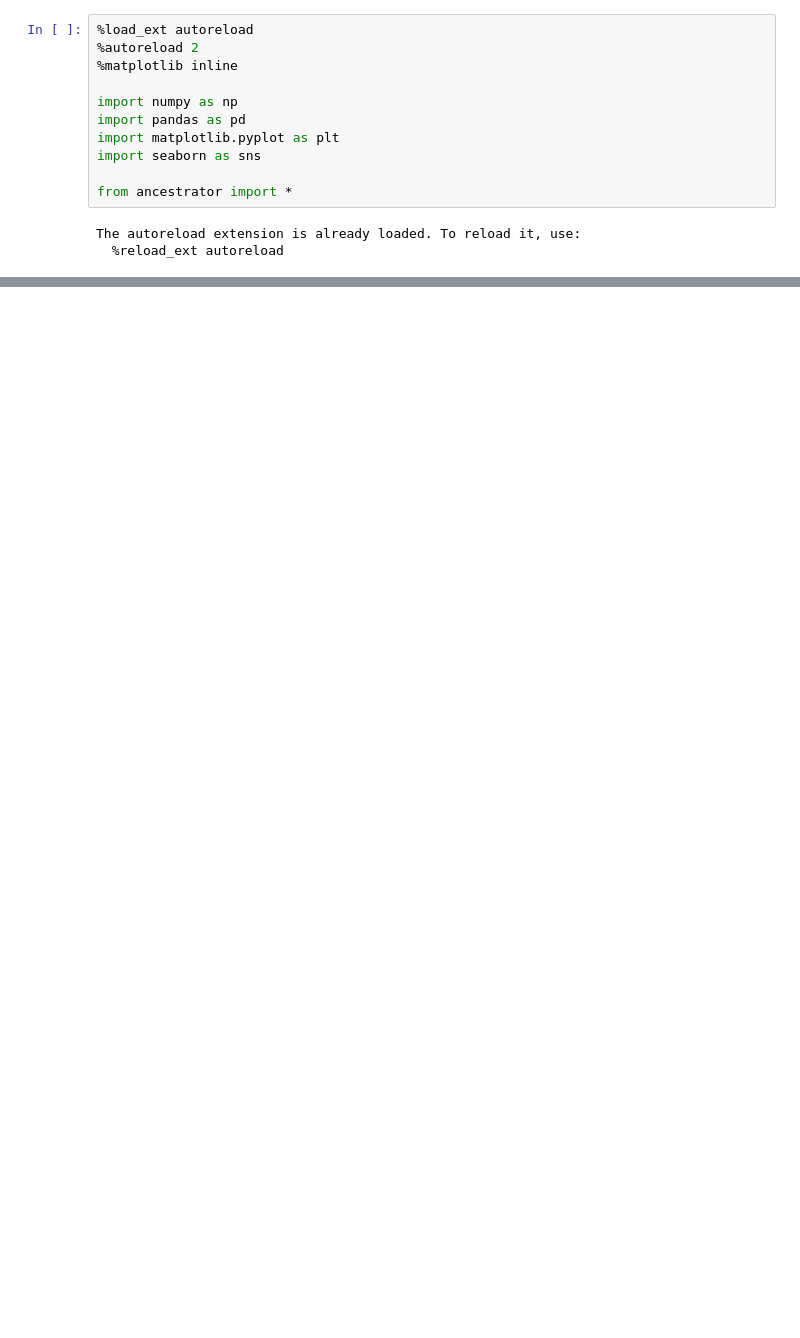
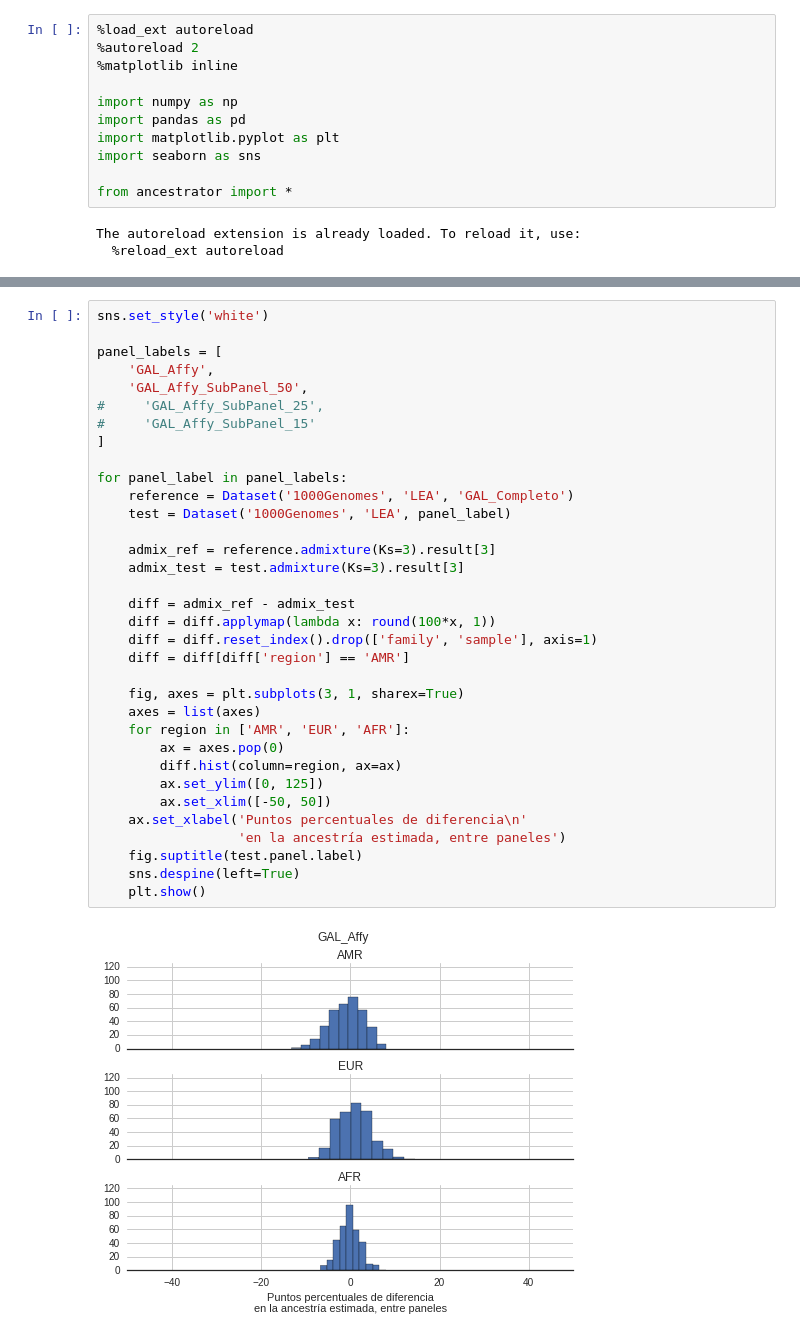
Before and after one commit to jmberros/ancestrator, a Jupyter notebook: admixture.ipynb, the cells around one changed output, grey strips where cells are left out. Drawn from its saved outputs; the diff is of its cells as text; blank space fills up the shorter version.

```diff
--- a/admixture.ipynb
+++ b/admixture.ipynb
@@ -64,0 +132,36 @@ TernaryAxesSubplot: 8755779238590
+# %%
+sns.set_style('white')
+
+panel_labels = [
+    'GAL_Affy',
+    'GAL_Affy_SubPanel_50',
+#     'GAL_Affy_SubPanel_25',
+#     'GAL_Affy_SubPanel_15'
+]
+
+for panel_label in panel_labels:
+    reference = Dataset('1000Genomes', 'LEA', 'GAL_Completo')
+    test = Dataset('1000Genomes', 'LEA', panel_label)
+
+    admix_ref = reference.admixture(Ks=3).result[3]
+    admix_test = test.admixture(Ks=3).result[3]
+
+    diff = admix_ref - admix_test
+    diff = diff.applymap(lambda x: round(100*x, 1))
+    diff = diff.reset_index().drop(['family', 'sample'], axis=1)
+    diff = diff[diff['region'] == 'AMR']
+
+    fig, axes = plt.subplots(3, 1, sharex=True)
+    axes = list(axes)
+    for region in ['AMR', 'EUR', 'AFR']:
+        ax = axes.pop(0)
+        diff.hist(column=region, ax=ax)
+        ax.set_ylim([0, 125])
+        ax.set_xlim([-50, 50])
+    ax.set_xlabel('Puntos percentuales de diferencia\n'
+                  'en la ancestría estimada, entre paneles')
+    fig.suptitle(test.panel.label)
+    sns.despine(left=True)
+    plt.show()
+# %% [output]
+[figure, added]
```
Also changed, not shown: parts of 7 cells of this notebook, 4 other files.
